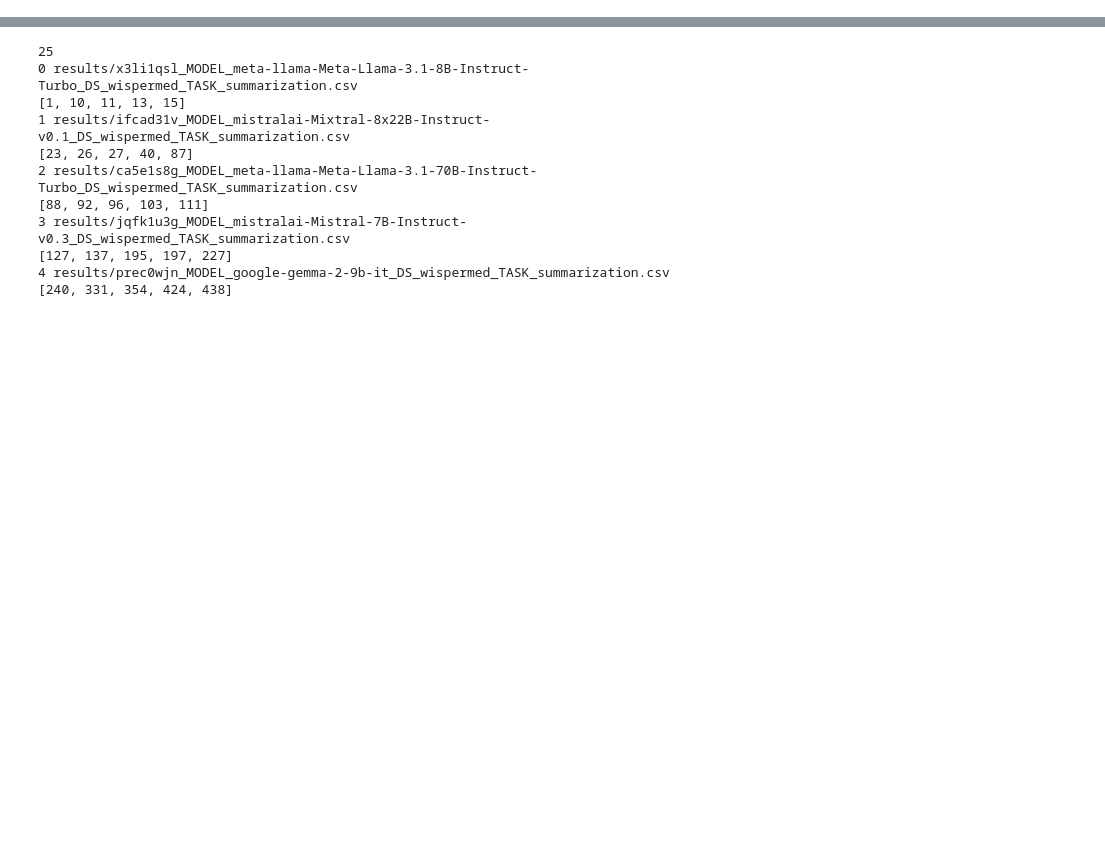
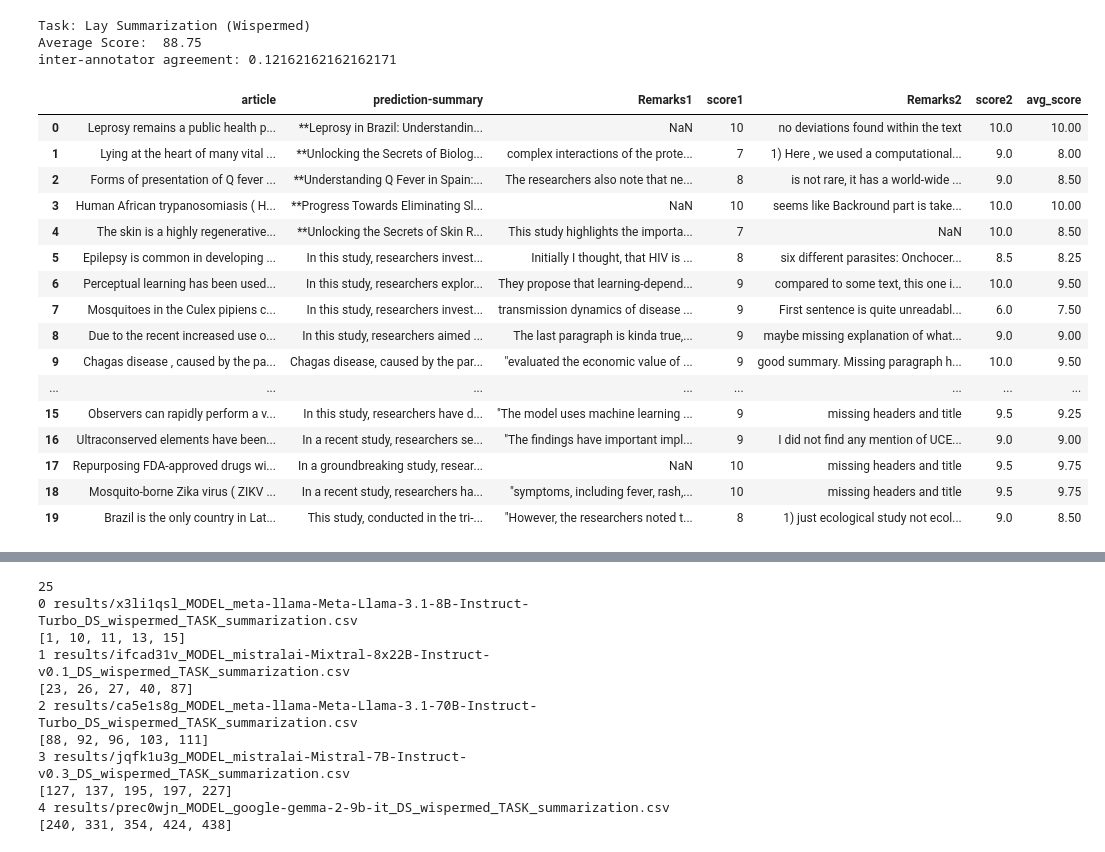
Before and after one commit to jvladika/FActBench, a Jupyter notebook: human-evaluation.ipynb, the cells around one changed output, grey strips where cells are left out. Saved outputs shown, nothing was run; the diff lists cells and outputs as text; code cells hidden in the pictures; blank space fills up the shorter version.

```diff
--- a/human-evaluation.ipynb
+++ b/human-evaluation.ipynb
@@ -8,0 +97,42 @@ len(runs)
+# %%
+import pandas as pd
+import numpy as np
+
+print ("Task: Lay Summarization (Wispermed)")
+path_1 = "/Users/anumafzal/PycharmProjects/FactSumm/results/human-eval-results/wispermed_human_eval 1.xlsx"
+path_2 = "/Users/anumafzal/PycharmProjects/FactSumm/results/human-eval-results/wispermed_human_evaluation.xlsx"
+df1 = pd.read_excel(path_1)[[ "article", "prediction-summary", "Remarks (Optional)", "Factual Correctness [1-10]"]]
+df1.columns = [ "article", "prediction-summary", "Remarks1", "score1"]
+df2 = pd.read_excel(path_2)[["Remarks (Optional)", "Factual Correctness [1-10]"]]
+df2.columns = ["Remarks2", "score2"]
+
+df = pd.concat([df1, df2], axis=1)
+df['avg_score'] = (df['score1'] + df['score2'])/2
+
+print ("Average Score: ", np.mean(df['avg_score']*10))
+y1 = [int(rating) for rating in list(df['score1'])]
+y2 = [int(rating) for rating in list(df['score2'])]
+
+print (f"inter-annotator agreement: {cohen_kappa_score(y1, y2)}")
+df
+# %% [output]
+Task: Lay Summarization (Wispermed)
+Average Score:  88.75
+inter-annotator agreement: 0.12162162162162171
+|  | article | prediction-summary | Remarks1 | score1 | Remarks2 | score2 | avg_score |
+| 0 | Leprosy remains a public health p... | **Leprosy in Brazil: Understandin... | NaN | 10 | no deviations found within the text | 10.0 | 10.00 |
+| 1 | Lying at the heart of many vital ... | **Unlocking the Secrets of Biolog... | complex interactions of the prote... | 7 | 1) Here , we used a computational... | 9.0 | 8.00 |
+| 2 | Forms of presentation of Q fever ... | **Understanding Q Fever in Spain:... | The researchers also note that ne... | 8 | is not rare, it has a world-wide ... | 9.0 | 8.50 |
+| 3 | Human African trypanosomiasis ( H... | **Progress Towards Eliminating Sl... | NaN | 10 | seems like Backround part is take... | 10.0 | 10.00 |
+| 4 | The skin is a highly regenerative... | **Unlocking the Secrets of Skin R... | This study highlights the importa... | 7 | NaN | 10.0 | 8.50 |
+| 5 | Epilepsy is common in developing ... | In this study, researchers invest... | Initially I thought, that HIV is ... | 8 | six different parasites: Onchocer... | 8.5 | 8.25 |
+| 6 | Perceptual learning has been used... | In this study, researchers explor... | They propose that learning-depend... | 9 | compared to some text, this one i... | 10.0 | 9.50 |
+| 7 | Mosquitoes in the Culex pipiens c... | In this study, researchers invest... | transmission dynamics of disease ... | 9 | First sentence is quite unreadabl... | 6.0 | 7.50 |
+| 8 | Due to the recent increased use o... | In this study, researchers aimed ... | The last paragraph is kinda true,... | 9 | maybe missing explanation of what... | 9.0 | 9.00 |
+| 9 | Chagas disease , caused by the pa... | Chagas disease, caused by the par... | "evaluated the economic value of ... | 9 | good summary. Missing paragraph h... | 10.0 | 9.50 |
+| ... | ... | ... | ... | ... | ... | ... | ... |
+| 15 | Observers can rapidly perform a v... | In this study, researchers have d... | "The model uses machine learning ... | 9 | missing headers and title | 9.5 | 9.25 |
+| 16 | Ultraconserved elements have been... | In a recent study, researchers se... | "The findings have important impl... | 9 | I did not find any mention of UCE... | 9.0 | 9.00 |
+| 17 | Repurposing FDA-approved drugs wi... | In a groundbreaking study, resear... | NaN | 10 | missing headers and title | 9.5 | 9.75 |
+| 18 | Mosquito-borne Zika virus ( ZIKV ... | In a recent study, researchers ha... | "symptoms, including fever, rash,... | 10 | missing headers and title | 9.5 | 9.75 |
+| 19 | Brazil is the only country in Lat... | This study, conducted in the tri-... | "However, the researchers noted t... | 8 | 1) just ecological study not ecol... | 9.0 | 8.50 |
```
Also changed, not shown: parts of 10 cells of this notebook, 28 other files.
